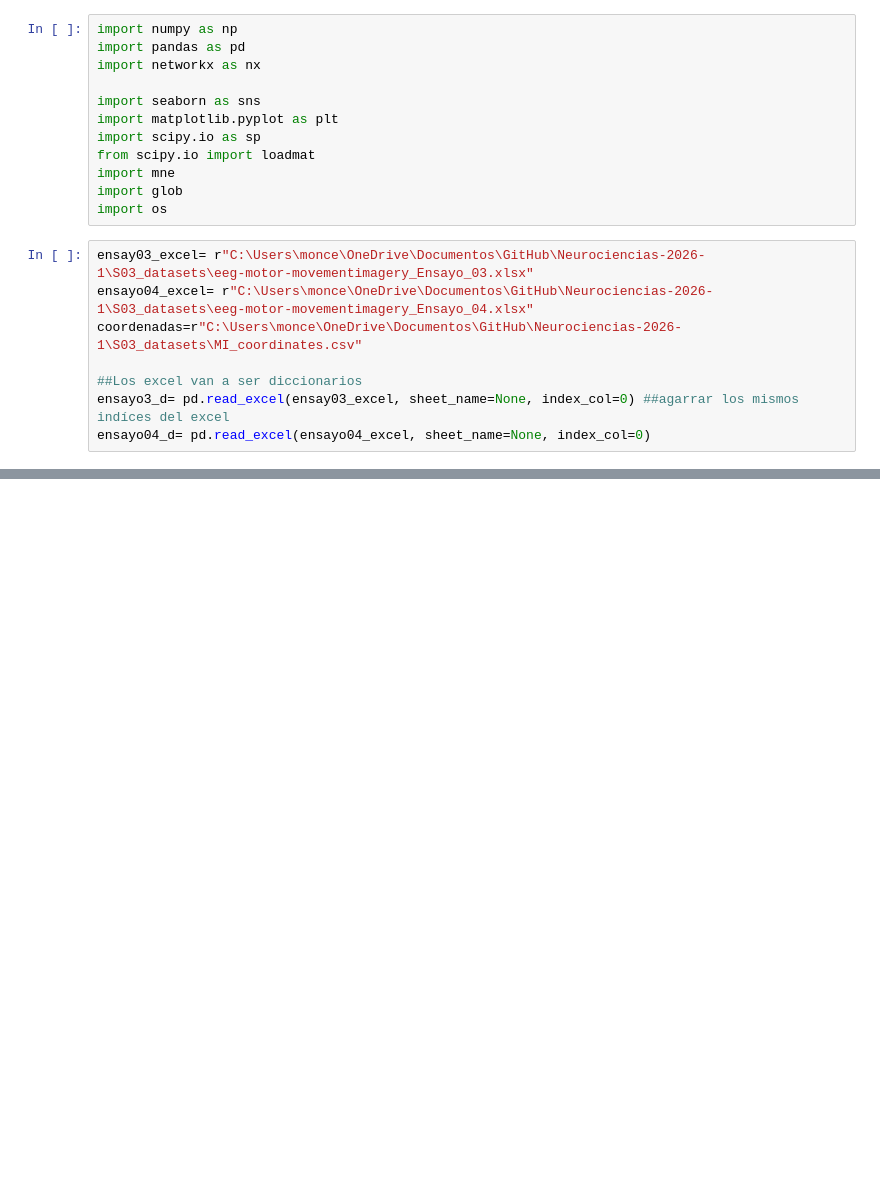
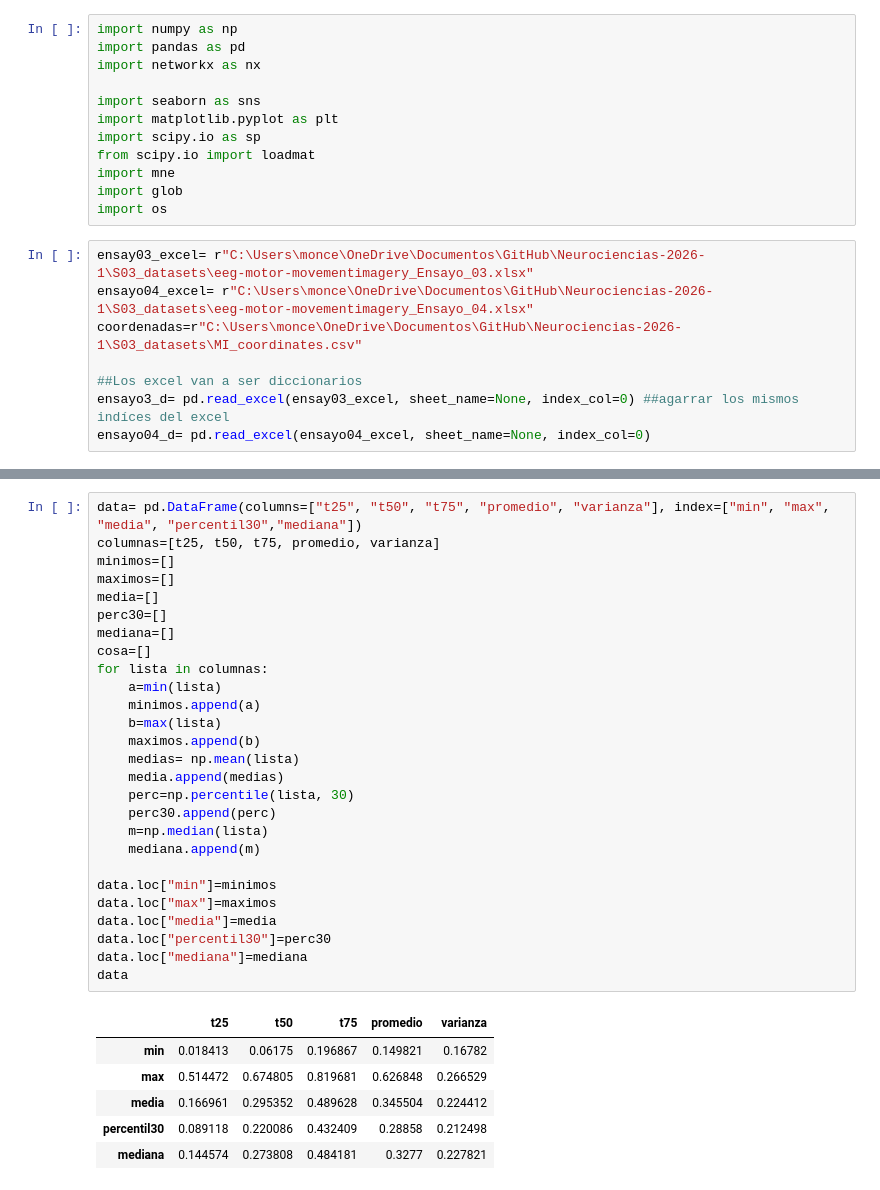
Before and after one commit to Fernando-JAL/Neurociencias-2026-1, a Jupyter notebook: S04_parciales/Parcial_3_profe.ipynb, the cells around one changed output, grey strips where cells are left out. Cells and saved outputs as stored; diff of their text form; blank space fills up the shorter version.

```diff
--- a/S04_parciales/Parcial_3_profe.ipynb
+++ b/S04_parciales/Parcial_3_profe.ipynb
@@ -109,0 +113,34 @@ axes[1][0].plot(t25, label="percentile 25")
+# %%
+data= pd.DataFrame(columns=["t25", "t50", "t75", "promedio", "varianza"], index=["min", "max", "media", "percentil30","mediana"])
+columnas=[t25, t50, t75, promedio, varianza]
+minimos=[]
+maximos=[]
+media=[]
+perc30=[]
+mediana=[]
+cosa=[]
+for lista in columnas:
+    a=min(lista)
+    minimos.append(a)
+    b=max(lista)
+    maximos.append(b)
+    medias= np.mean(lista)
+    media.append(medias)
+    perc=np.percentile(lista, 30)
+    perc30.append(perc)
+    m=np.median(lista)
+    mediana.append(m)
+
+data.loc["min"]=minimos
+data.loc["max"]=maximos
+data.loc["media"]=media
+data.loc["percentil30"]=perc30
+data.loc["mediana"]=mediana
+data
+# %% [output]
+|  | t25 | t50 | t75 | promedio | varianza |
+| min | 0.018413 | 0.06175 | 0.196867 | 0.149821 | 0.16782 |
+| max | 0.514472 | 0.674805 | 0.819681 | 0.626848 | 0.266529 |
+| media | 0.166961 | 0.295352 | 0.489628 | 0.345504 | 0.224412 |
+| percentil30 | 0.089118 | 0.220086 | 0.432409 | 0.28858 | 0.212498 |
+| mediana | 0.144574 | 0.273808 | 0.484181 | 0.3277 | 0.227821 |
```
Also changed, not shown: parts of 4 cells of this notebook.
